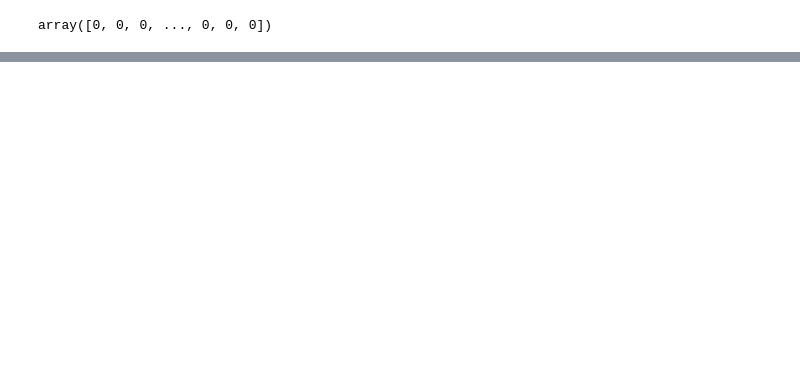
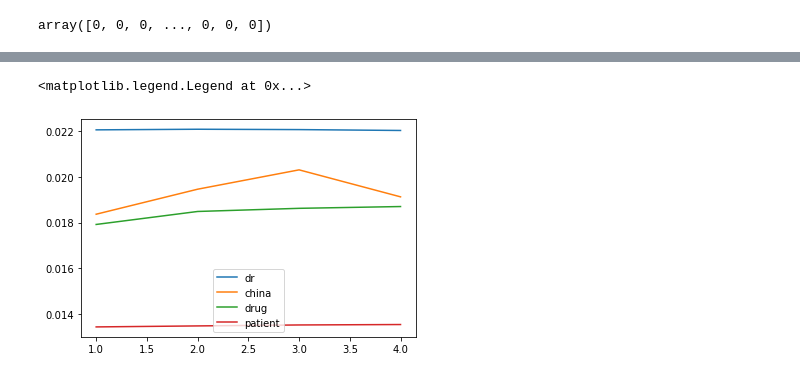
Before and after one commit to liamMoran13/NYT_Topic_Modeling, a Jupyter notebook: 3.Dynamic Topic Modeling.ipynb, the cells around one changed output, grey strips where cells are left out. Cells and saved outputs as stored; diff of their text form; code cells hidden in the pictures; blank space fills up the shorter version.

```diff
--- a/3.Dynamic Topic Modeling.ipynb
+++ b/3.Dynamic Topic Modeling.ipynb
@@ -152,0 +202,20 @@ ldaseq = ldaseqmodel.LdaSeqModel(corpus=BoW_corpus, time_slice=time_slice, num_t
+# %%
+final_answer = [[],[],[],[]]
+for time_slice in topic_3:
+    time_period = topic_3[time_slice]
+    for word_index in range(4):
+        final_answer[word_index].append(time_period[word_index][1])
+# %%
+dr = final_answer[0]
+china = final_answer[1]
+drug = final_answer[2]
+patient = final_answer[3]
+# %%
+plt.plot(time_periods, dr, label='dr')
+plt.plot(time_periods, china, label='china')
+plt.plot(time_periods, drug, label='drug')
+plt.plot(time_periods, patient, label='patient')
+plt.legend()
+# %% [output]
+<matplotlib.legend.Legend at 0x...>
+[figure, added]
```
Also changed, not shown: parts of 20 cells of this notebook.
